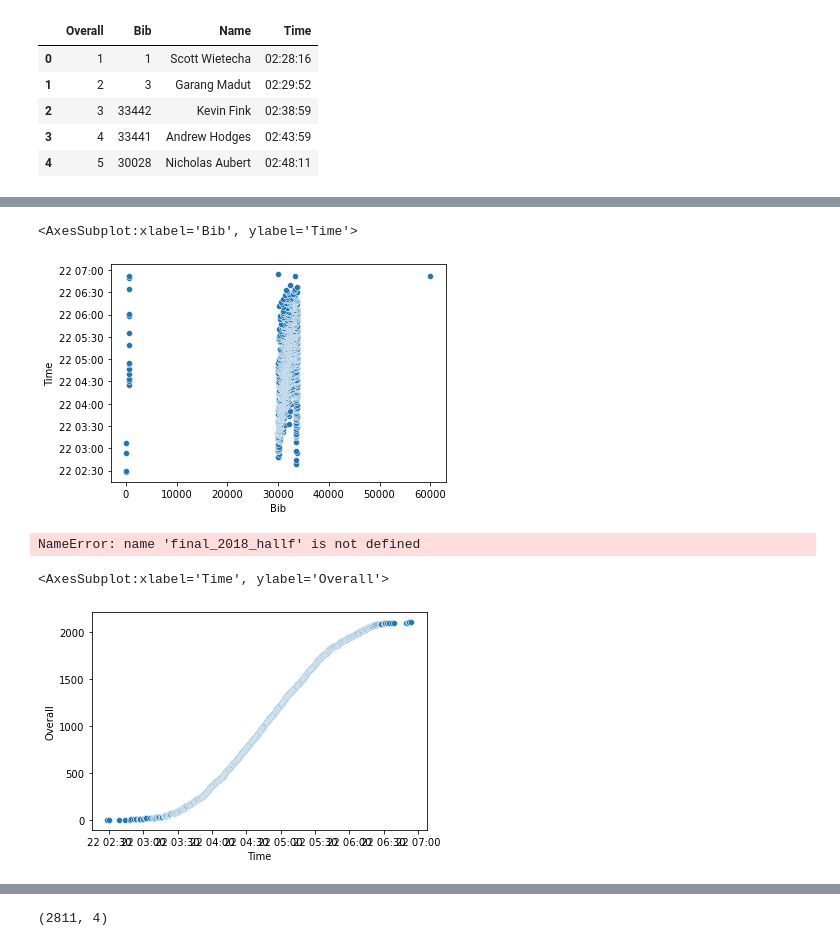
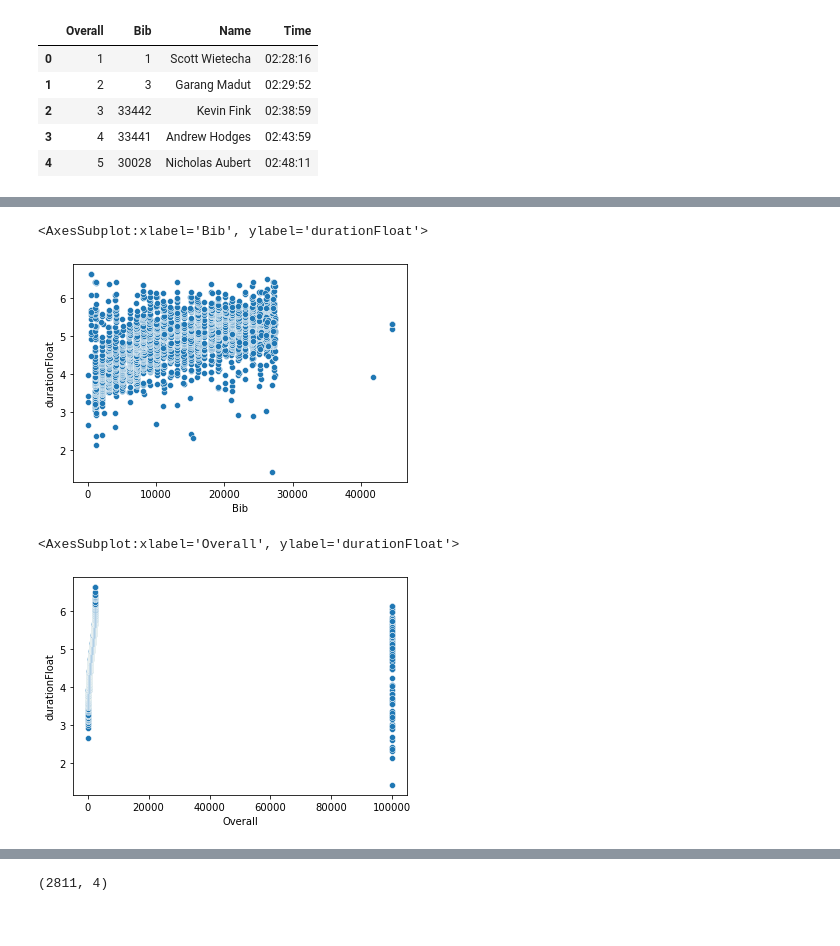
Before and after one commit to abcarlisle22/web-scraping-marathon-data-abcarlisle22, a Jupyter notebook: Marathon_Project_Webscrapping.ipynb, the cells around one changed output, grey strips where cells are left out. Cells and saved outputs as stored; diff of their text form; code cells hidden in the pictures.

```diff
--- a/Marathon_Project_Webscrapping.ipynb
+++ b/Marathon_Project_Webscrapping.ipynb
@@ -734,2 +819,6 @@ half_2017.head()
 # %%
 half_2017["Time"]= pd.to_datetime(half_2017["Time"])
+# %%
+half_2017['durationFloat'] =half_2017['Time'].dt.hour.astype(float) + round(half_2017['Time'].dt.minute/60, 2)
+# %%
+slowest_2017 = half_2017.loc[half_2017["durationFloat"] == half_2017["durationFloat"].min()]
@@ -887,3 +952,3 @@ slowest
 # %%
-final_2018_half = half_2018.drop(slowest.index)
+final_2018_half = half_2017.drop(slowest_2017.index)
 # %%
@@ -905,9 +978,5 @@ sns.pairplot(final_2018_half)
 # %%
-sns.scatterplot("Bib","Time",data=final_2018_half)
+sns.scatterplot("Bib","durationFloat",data=final_2018_half)
 # %% [output]
-<AxesSubplot:xlabel='Bib', ylabel='Time'>
+<AxesSubplot:xlabel='Bib', ylabel='durationFloat'>
-[figure, old version]
+[figure, new version]
-# %%
-final_2018_hallf["Time"] = final_2018_half['Time'].dt.time
-# %% [output]
-NameError: name 'final_2018_hallf' is not defined
@@ -916,5 +983,5 @@ final_2018_half['durationFloat'] = final_2018_half['Time'].dt.hour.astype(float)
 # %%
-sns.scatterplot("Time","Overall",data=final_2018_half)
+sns.scatterplot("Overall","durationFloat",data=final_2018_half)
 # %% [output]
-<AxesSubplot:xlabel='Time', ylabel='Overall'>
+<AxesSubplot:xlabel='Overall', ylabel='durationFloat'>
-[figure, old version]
+[figure, new version]
```
Also changed, not shown: parts of 166 cells of this notebook.
